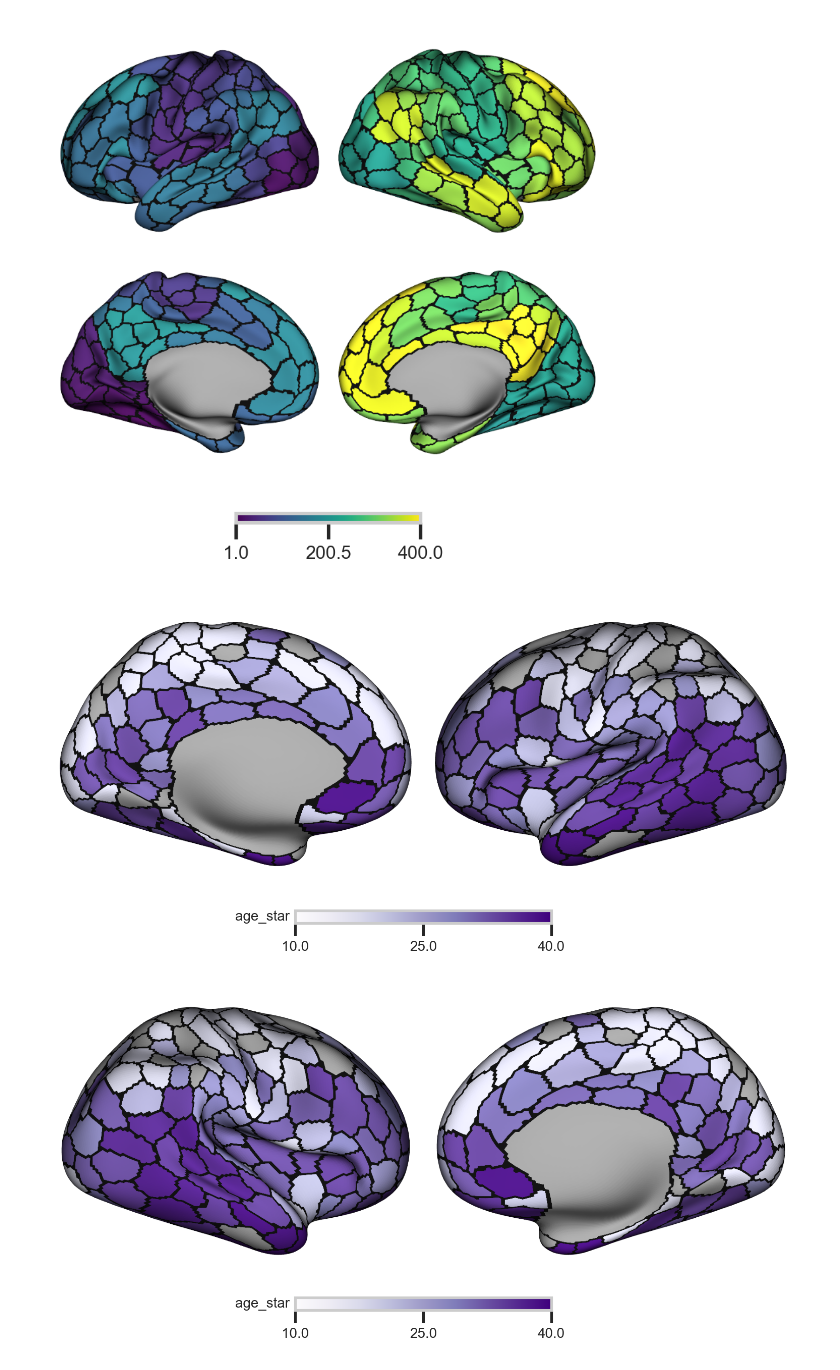
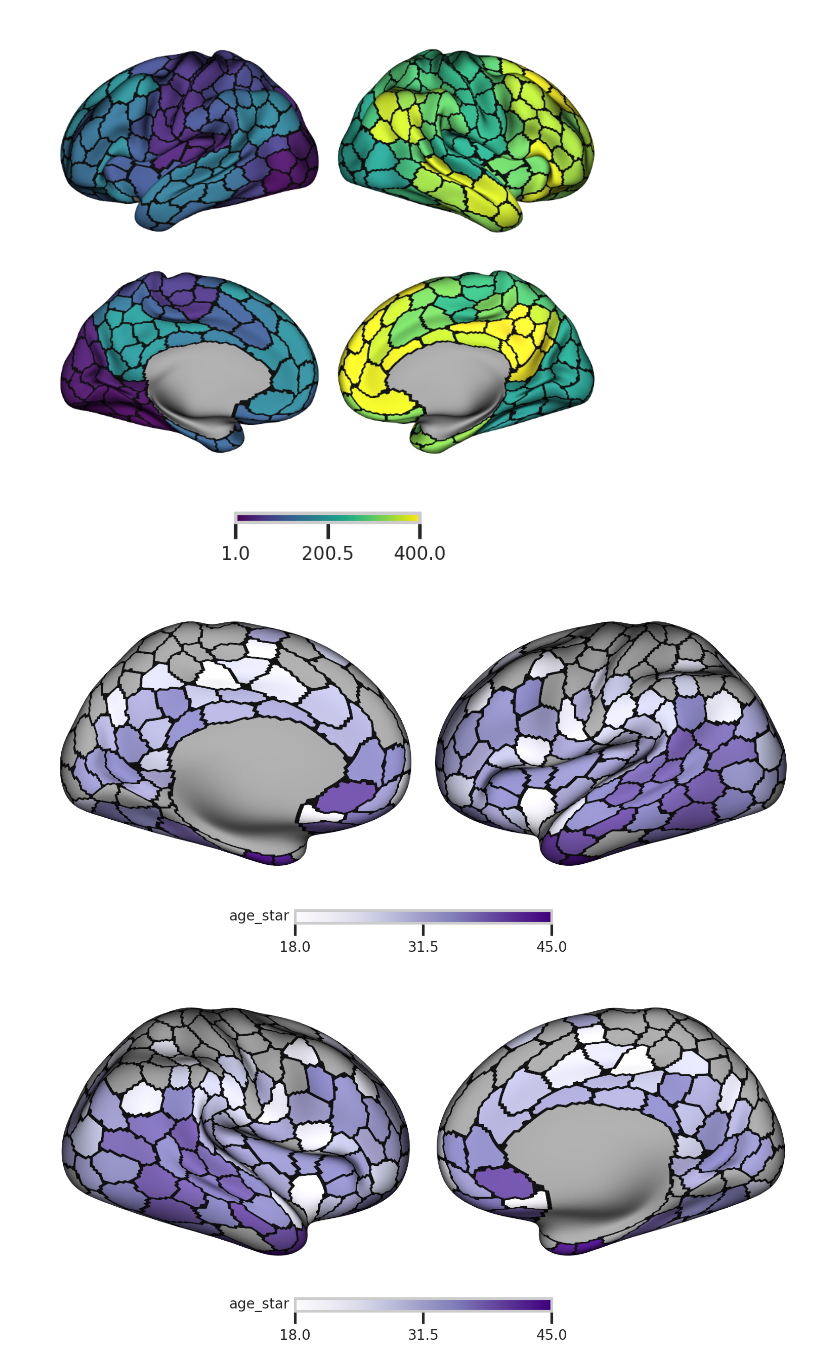
Before and after one commit to GalKepler/neuroaging, a Jupyter notebook: notebooks/fig3/fig3.ipynb, the cells around one changed output. Saved outputs shown, nothing was run; the diff lists cells and outputs as text; code cells hidden in the pictures.

```diff
--- a/notebooks/fig3/fig3.ipynb
+++ b/notebooks/fig3/fig3.ipynb
@@ -75,10 +75,10 @@ COL_REF      = "0.35"                        # census reference (neutral grey)
 ATLAS = "schaefer2018tian2020_400_7"
 region_col = "index"
 # Load important files
-DATA_DIR = Path("/home/galkepler/Projects/neuroaging/data")
+DATA_DIR = Path("/home/groot/Projects/neuroaging/data")
 
 # Output directory for figures
-OUTPUT_DIR = Path("/home/galkepler/Projects/neuroaging/figures/fig3")
+OUTPUT_DIR = Path("/home/groot/Projects/neuroaging/figures/fig3")
 OUTPUT_DIR.mkdir(parents=True, exist_ok=True)
 
 # Load the data
@@ -142,8 +265,8 @@ def stabilisation_age(metric, betas, *, age_min=18, age_max=85):
 
     return age_star, clipped
 # %%
-alpha = 0.05
-use_quad = models["w_compare"]["p_corrected"] < 0.001
+alpha = 0.000005
+use_quad = models["w_compare"]["p_corrected"] < alpha
 
 stab_df = parcels.copy()
 
@@ -152,7 +275,7 @@ age_min = np.nan
 for i, row in parcels.iterrows():
     lm = models["lin_w"].loc[i,"model"]
     qm = models["quad_w"].loc[i,"model"]
-    p = models["w_compare"].loc[i,"p_corrected"]
+    p = models["w_compare"].loc[i, "p_corrected"]
     if p < alpha and qm.params["age_squared"] != 0:
         β1 = qm.params["age_at_scan"]
         β2 = qm.params["age_squared"]
@@ -173,17 +296,3 @@ for i, row in parcels.iterrows():
     stab_df.loc[i, "β2"] = β2 if chosen=="quadratic" else 0.0
     stab_df.loc[i, "r2_lin"] = lm.rsquared_adj
     stab_df.loc[i, "r2_quad"] = qm.rsquared_adj
-# %%
-i = 65
-lm = models["lin_w"].loc[i,"model"]
-qm = models["quad_w"].loc[i,"model"]
-p = models["w_compare"].loc[i,"p_corrected"]
-if p < alpha and qm.params["age_squared"] != 0:
-    β1 = qm.params["age_at_scan"]
-    β2 = qm.params["age_squared"]
-    age_star, clipped = stabilisation_age(β1, β2, metric)
-    chosen = "quadratic"
-else:
-    age_star = age_min                     # or age_max / np.nan
-    clipped   = False
-    chosen    = "linear"
@@ -301,6 +394,8 @@ for i, row in vis_df.iterrows():
     label = row[region_col]
     value = row[value_column]
     # if (row["p_corrected"] < p_threshold) and (np.abs(row[value_column]) > value_threshold):
+    if row["clipped"]:
+        value = np.nan
     # else:
     #     value = np.nan
     if "schaefer" in ATLAS:
@@ -315,8 +410,8 @@ vec = np.vectorize(lambda x: value_map.get(x, np.nan))
 data_lh = vec(lh_parc)
 data_rh = vec(rh_parc)
 # %%
-vmin = 10
-vmax = 40
+vmin = 18
+vmax = 45
 
 for hemi, hemi_data, key, vis_data in zip(["L","R"],[lh,rh], ["left","right"], [data_lh, data_rh]):
     # ---------------------------------------------------------------------
@@ -330,35 +425,35 @@ for hemi, hemi_data, key, vis_data in zip(["L","R"],[lh,rh], ["left","right"], [
         zoom=1.6,
         layout="row",
         mirror_views=True,
         views=["medial","lateral"]
     )
 
     # ---- main data layer -------------------------------------------------
     # If your metric is centred on 0 (e.g., t-values) use TwoSlopeNorm for symmetry
     # norm = TwoSlopeNorm(
     #     vmin=np.nanmin([data_lh, data_rh]), ,vmax=np.nanmax([data_lh, data_rh])
     # )
 
     p.add_layer(
         {"left": data_lh, "right": data_rh},
         cmap="Purples",
         color_range=(vmin,vmax),
         # color_range=(2.5,3.5),
         cbar_label=value_column,
     )
     # ---- outline layer ---------------------------------------------------
     # Re-use the label arrays; surfplot draws borders when as_outline=True
     p.add_layer({"left": lh_parc, "right": rh_parc}, cmap="gray", as_outline=True, cbar=False)
 
 
     # fig = p.build(cbar_kws=dict(location="bottom", decimals=2))
     fig = p.build()
 
     # save figure
     savefig_nice(fig, OUTPUT_DIR / f"fig3_{metric}_{hemi}_{value_column}.png", dpi=400)
 # %% [output]
-[figure, old version]
+[figure, new version]
-[figure, old version]
+[figure, new version]
 # %%
 from subcortex_visualization.plotting import plot_subcortical_data
 
```
Also changed, not shown: parts of 13 cells of this notebook, 19 other files.
